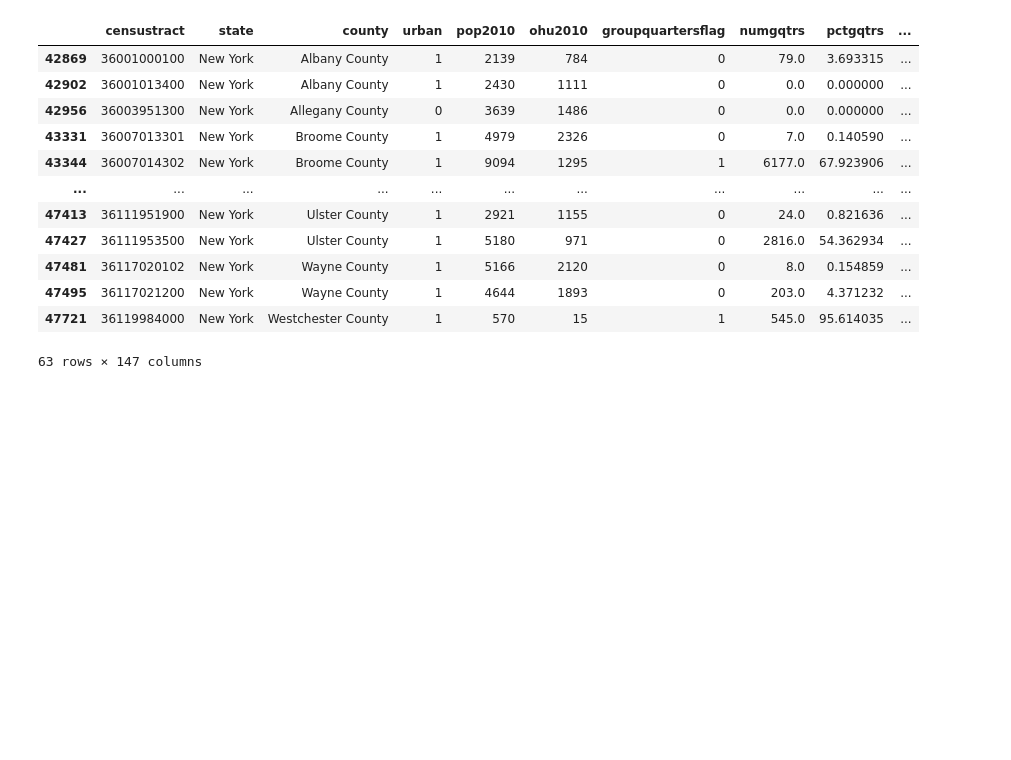
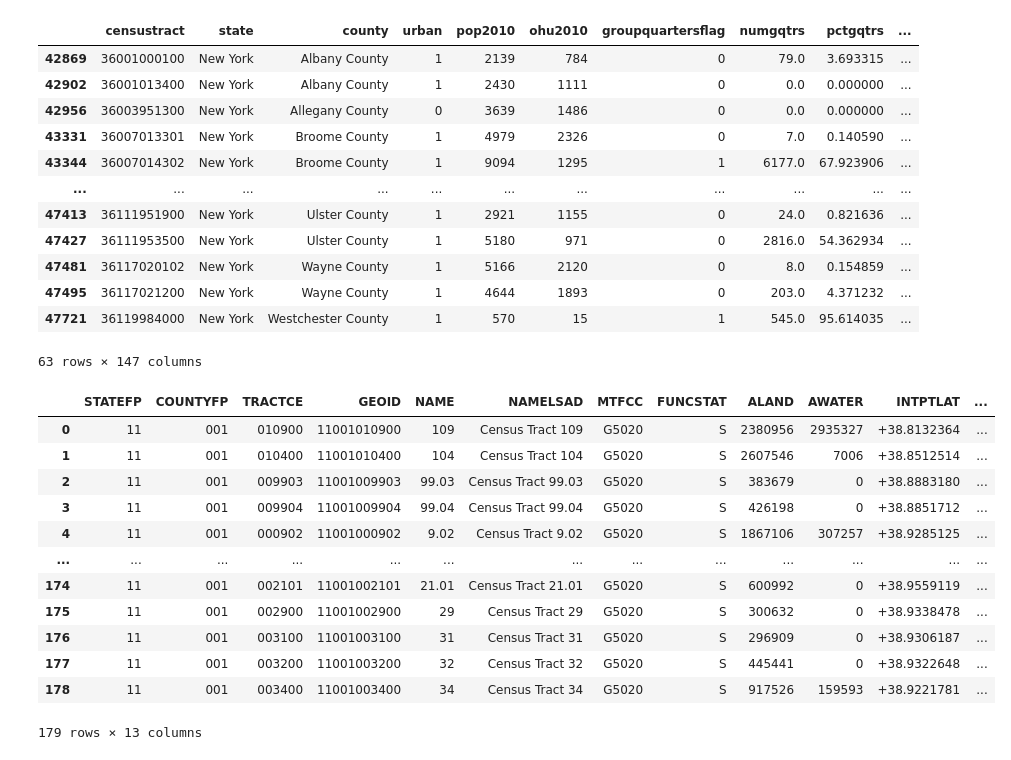
Before and after one commit to derryzrli/food-insecurity-analysis, a Jupyter notebook: starter-code_k.ipynb, the cells around one changed output. Cells and saved outputs as stored; diff of their text form; code cells hidden in the pictures; blank space fills up the shorter version.

```diff
--- a/starter-code_k.ipynb
+++ b/starter-code_k.ipynb
@@ -537,3 +548,20 @@ get_lila_0_1('New York', 'NY', 'lilatracts_1and10')
 | 47495 | 36117021200 | New York | Wayne County | 1 | 4644 | 1893 | 0 | 203.0 | 4.371232 | ... |
 | 47721 | 36119984000 | New York | Westchester County | 1 | 570 | 15 | 1 | 545.0 | 95.614035 | ... |
 63 rows × 147 columns
+# %%
+dc_shape = gpd.read_file('tl_2019_11_tract/tl_2019_11_tract.shp')
+dc_shape
+# %% [output]
+|  | STATEFP | COUNTYFP | TRACTCE | GEOID | NAME | NAMELSAD | MTFCC | FUNCSTAT | ALAND | AWATER | INTPTLAT | ... |
+| 0 | 11 | 001 | 010900 | 11001010900 | 109 | Census Tract 109 | G5020 | S | 2380956 | 2935327 | +38.8132364 | ... |
+| 1 | 11 | 001 | 010400 | 11001010400 | 104 | Census Tract 104 | G5020 | S | 2607546 | 7006 | +38.8512514 | ... |
+| 2 | 11 | 001 | 009903 | 11001009903 | 99.03 | Census Tract 99.03 | G5020 | S | 383679 | 0 | +38.8883180 | ... |
+| 3 | 11 | 001 | 009904 | 11001009904 | 99.04 | Census Tract 99.04 | G5020 | S | 426198 | 0 | +38.8851712 | ... |
+| 4 | 11 | 001 | 000902 | 11001000902 | 9.02 | Census Tract 9.02 | G5020 | S | 1867106 | 307257 | +38.9285125 | ... |
+| ... | ... | ... | ... | ... | ... | ... | ... | ... | ... | ... | ... | ... |
+| 174 | 11 | 001 | 002101 | 11001002101 | 21.01 | Census Tract 21.01 | G5020 | S | 600992 | 0 | +38.9559119 | ... |
+| 175 | 11 | 001 | 002900 | 11001002900 | 29 | Census Tract 29 | G5020 | S | 300632 | 0 | +38.9338478 | ... |
+| 176 | 11 | 001 | 003100 | 11001003100 | 31 | Census Tract 31 | G5020 | S | 296909 | 0 | +38.9306187 | ... |
+| 177 | 11 | 001 | 003200 | 11001003200 | 32 | Census Tract 32 | G5020 | S | 445441 | 0 | +38.9322648 | ... |
+| 178 | 11 | 001 | 003400 | 11001003400 | 34 | Census Tract 34 | G5020 | S | 917526 | 159593 | +38.9221781 | ... |
+179 rows × 13 columns
```
Also changed, not shown: parts of 7 cells of this notebook.
